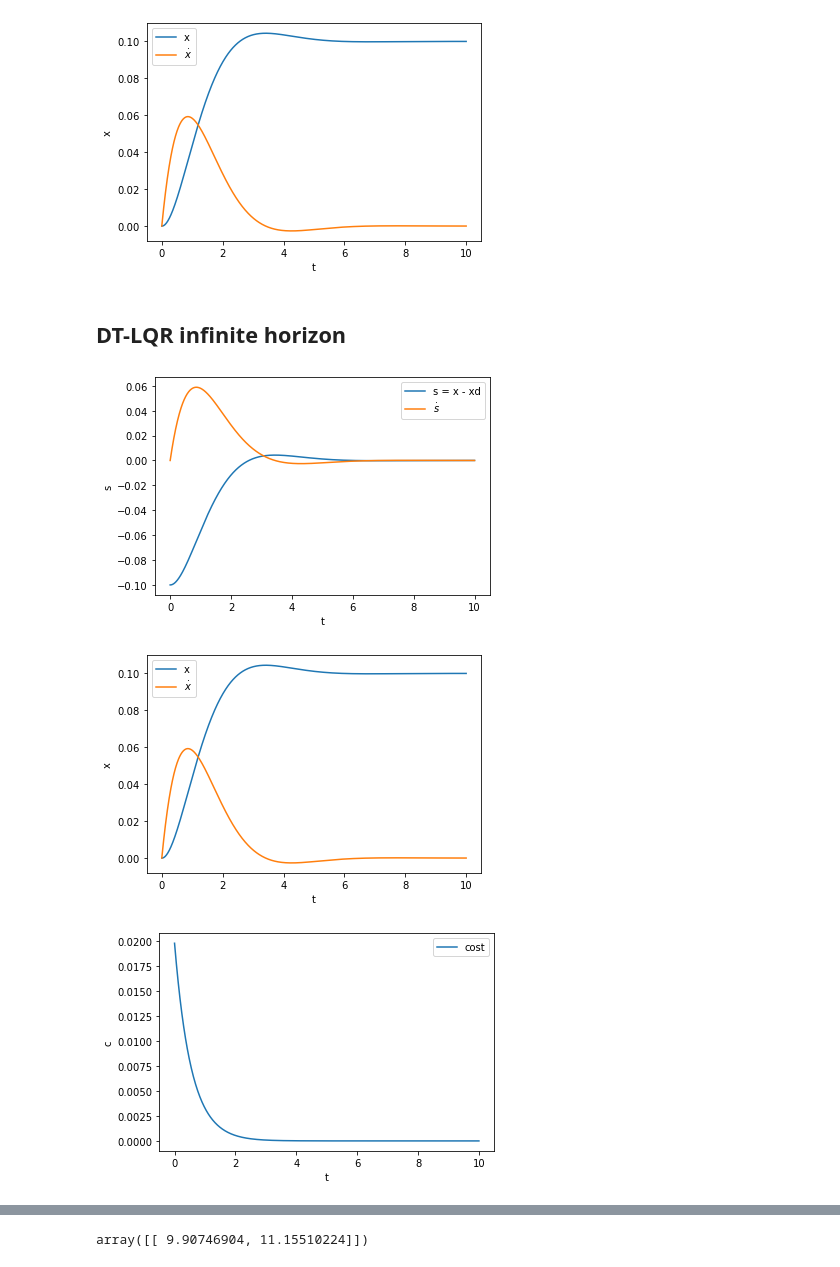
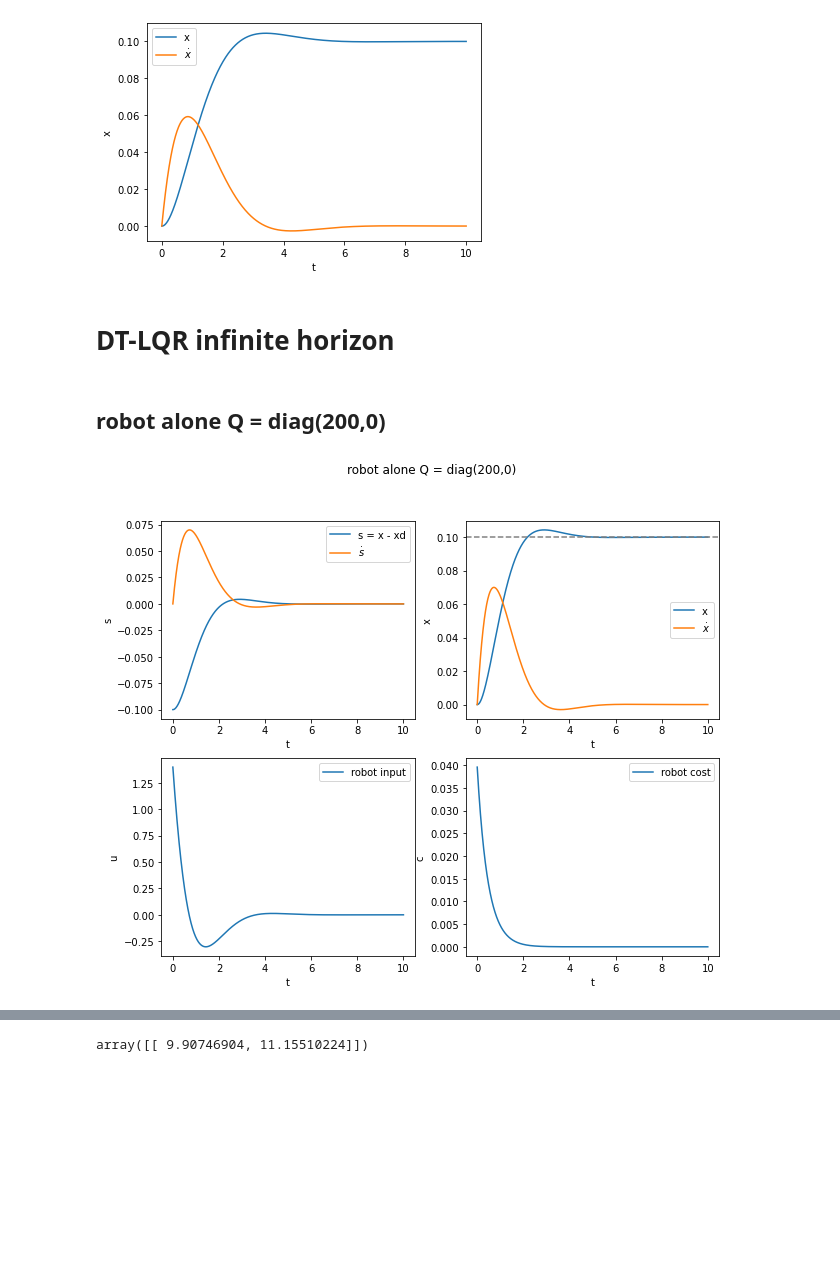
Before and after one commit to hachouuw/546-22Wi-OPT-AC, a Jupyter notebook: Paper_simulations.ipynb, the cells around one changed output, grey strips where cells are left out. Cells and saved outputs as stored; diff of their text form; code cells hidden in the pictures; blank space fills up the shorter version.

```diff
--- a/Paper_simulations.ipynb
+++ b/Paper_simulations.ipynb
@@ -115,18 +115,27 @@ plt.show()
 [figure]
 [figure]
 # %% [markdown]
-## DT-LQR infinite horizon
+# DT-LQR infinite horizon
+# %% [markdown]
+## robot alone Q = diag(200,0)
 # %%
-# (1) DT-LQR
+# (1) DT-LQR infinite horizon
+T = 10 #total time (s)
+dt = 1e-2
+t_ = np.linspace(0,T,int(T/dt))
+I = 6 #kg, inertia
+D = -0.2 #N/m damping
+
 A = np.identity(2) + dt * np.array([[0, 1],[0,-(1/I)*D]])
 B = dt * np.array([[0],[1/I]])
-Q = dt * np.array([[100,0],[0,0]]) # running state cost
+Q = dt * np.array([[200,0],[0,0]]) # running state cost
 R = dt * np.array([[1]]) # running control cost
 P = la.solve_discrete_are(A,B,Q,R)
 K,_,_ = ctrl.dlqr(A,B,Q,R) #np.dot(la.inv(R + B.T@P@B),(B.T@P@A))
 
 #initial state (x-xd)
-ds0 = np.array([-0.1,0]) # start with position 0, i.e. s = x-xd = 0-0.1
+xd = 0.1 #target = 10cm
+ds0 = np.array([0-xd,0]) # start with position 0, i.e. s = x-xd = 0-0.1
 ds = np.zeros((int(T/dt)+1,2))
 ds[0] = ds0
 du = np.zeros((int(T/dt),1))
@@ -136,29 +145,40 @@ for t in range(int(T/dt)):
   du[t] = np.dot(-K,ds[t])                        # calculate optimal input
   ds[t+1] = np.dot(A,ds[t]) + np.dot(B, du[t])        # calculate next state
   c[t] = np.dot(np.dot(ds[t],Q),ds[t]) + np.dot(np.dot(du[t],R),du[t])
-
-plt.plot(t_,ds[:,0], label= 's = x - xd')
-plt.plot(t_,ds[:,1], label= r'$\dot s$')
-plt.ylabel('s')
-plt.xlabel('t')
-plt.legend()
-plt.show()
-
-xd = np.zeros((len(t_))) + 0.1 #make xd a fixed target of 10 cm
-plt.plot(t_,s_[:,0]+ xd, label= 'x')
-plt.plot(t_,s_[:,1], label= r'$\dot x$')
-plt.ylabel('x')
-plt.xlabel('t')
-plt.legend()
-plt.show()
-
-plt.plot(t_[:-1],c, label= 'cost')
-plt.ylabel('c')
-plt.xlabel('t')
-plt.legend()
-plt.show()
-# %% [output]
-[figure, removed]
-[figure, removed]
-[figure, removed]
+# %%
+fig,axs = plt.subplots(2,2,figsize = (10,8))
+ax = axs[0,0]
+ax.plot(t_,ds[:-1,0], label= 's = x - xd')
+ax.plot(t_,ds[:-1,1], label= r'$\dot s$')
+ax.set_ylabel('s')
+ax.set_xlabel('t')
+
+ax.legend()
+
+ax = axs[0,1]
+# xd = np.zeros((len(t_))) + 0.1 #make xd a fixed target of 10 cm
+ax.plot(t_,ds[:-1,0]+ xd, label= 'x')
+ax.plot(t_,ds[:-1,1], label= r'$\dot x$')
+ax.axhline(y=0.1, color='grey', linestyle='--')
+ax.set_ylabel('x')
+ax.set_xlabel('t')
+ax.legend()
+
+ax = axs[1,0]
+ax.plot(t_,du, label= 'robot input')
+ax.set_ylabel('u')
+ax.set_xlabel('t')
+ax.legend()
+
+ax = axs[1,1]
+ax.plot(t_,c, label= 'robot cost')
+ax.set_ylabel('c')
+ax.set_xlabel('t')
+ax.legend()
+
+fig.suptitle('robot alone Q = diag(200,0)')
+# plt.tight_layout()
+plt.show()
+# %% [output]
+[figure, added]
 # %% [markdown]
```
Also changed, not shown: parts of 23 cells of this notebook.
